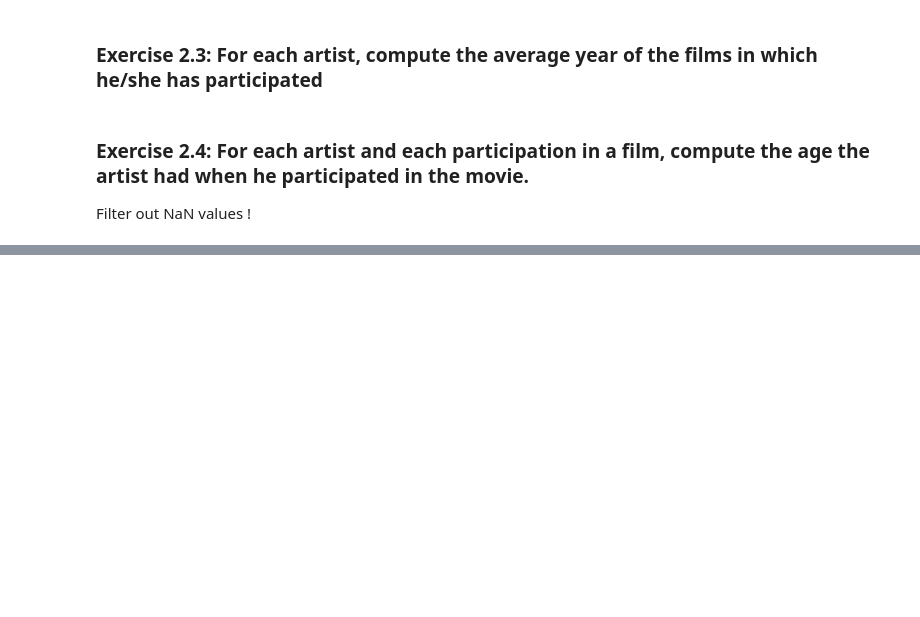
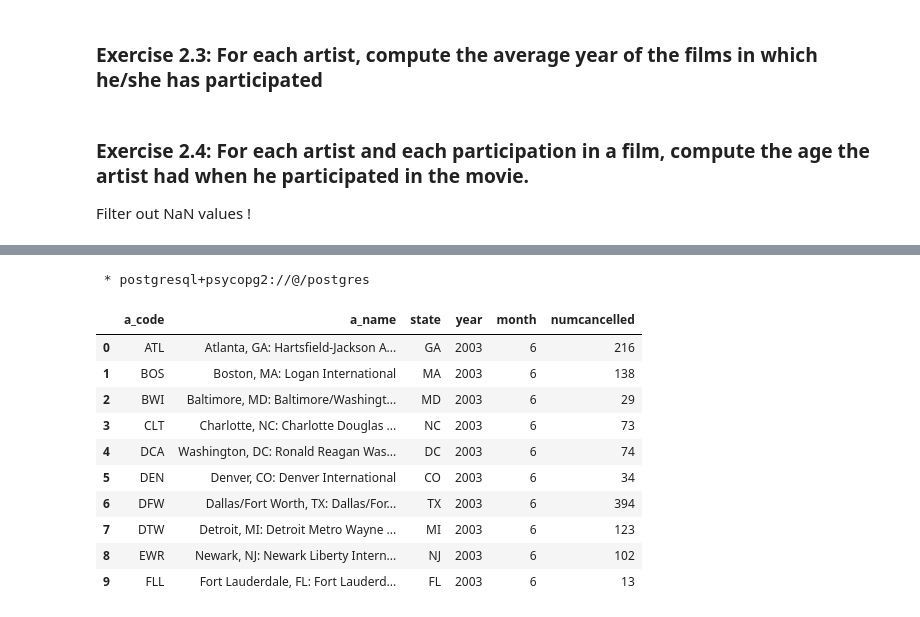
Before and after one commit to lucasgneccoh/BDSS_students, a Jupyter notebook: notebooks/solutions/BDSS_TD7_PostgreSQLJSON_solutions.ipynb, the cells around one changed output, grey strips where cells are left out. Saved outputs shown, nothing was run; the diff lists cells and outputs as text; code cells hidden in the pictures; blank space fills up the shorter version.

Commit message:
Added some exercises with airport dataset

```diff
--- a/notebooks/solutions/BDSS_TD7_PostgreSQLJSON_solutions.ipynb
+++ b/notebooks/solutions/BDSS_TD7_PostgreSQLJSON_solutions.ipynb
@@ -408,0 +476,24 @@ ORDER BY TMP_FILMS.nom, TMP_FILMS.prenom
+# %%
+%%sql
+
+SELECT  (airport ->> 'Code' ) as a_code,
+        (airport ->> 'Name' ) as a_name,
+        substring((airport ->> 'Name' ) from '.*,\s+(.*):.*') as state,
+        (time ->> 'Year' ) as year,
+        (time ->> 'Month' ) as month,
+        (statistics -> 'Flights' ->> 'Cancelled') as numCancelled
+FROM airports
+LIMIT 10;
+# %% [output]
+ * postgresql+psycopg2://@/postgres
+|  | a_code | a_name | state | year | month | numcancelled |
+| 0 | ATL | Atlanta, GA: Hartsfield-Jackson A... | GA | 2003 | 6 | 216 |
+| 1 | BOS | Boston, MA: Logan International | MA | 2003 | 6 | 138 |
+| 2 | BWI | Baltimore, MD: Baltimore/Washingt... | MD | 2003 | 6 | 29 |
+| 3 | CLT | Charlotte, NC: Charlotte Douglas ... | NC | 2003 | 6 | 73 |
+| 4 | DCA | Washington, DC: Ronald Reagan Was... | DC | 2003 | 6 | 74 |
+| 5 | DEN | Denver, CO: Denver International | CO | 2003 | 6 | 34 |
+| 6 | DFW | Dallas/Fort Worth, TX: Dallas/For... | TX | 2003 | 6 | 394 |
+| 7 | DTW | Detroit, MI: Detroit Metro Wayne ... | MI | 2003 | 6 | 123 |
+| 8 | EWR | Newark, NJ: Newark Liberty Intern... | NJ | 2003 | 6 | 102 |
+| 9 | FLL | Fort Lauderdale, FL: Fort Lauderd... | FL | 2003 | 6 | 13 |
```
Also changed, not shown: parts of 23 cells of this notebook.
